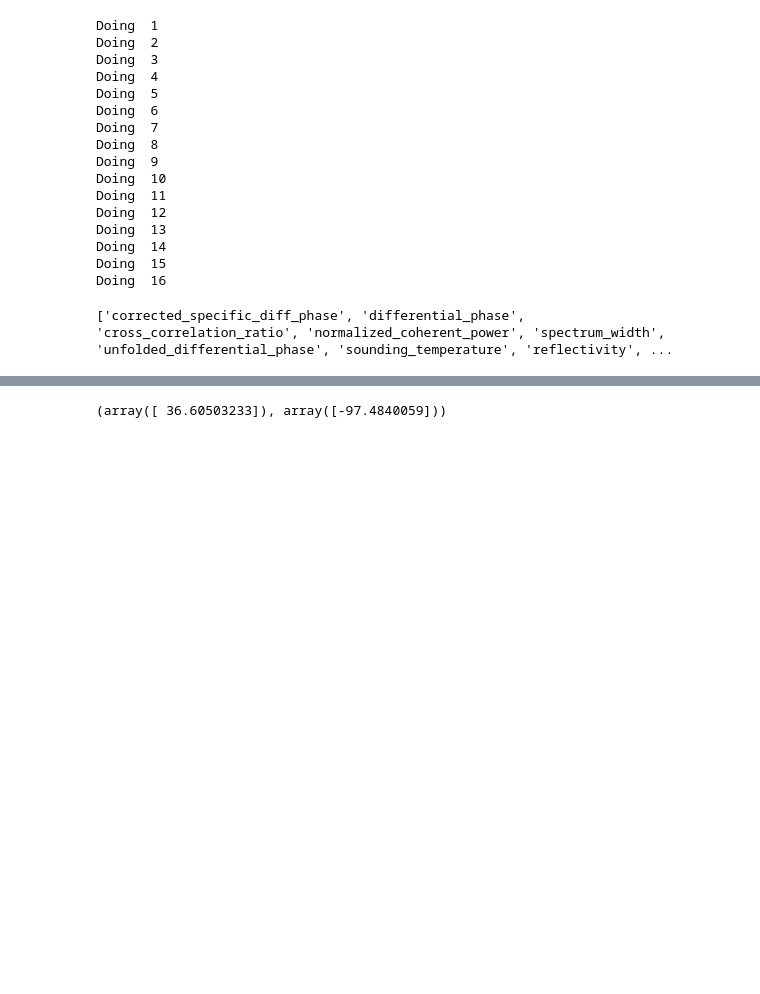
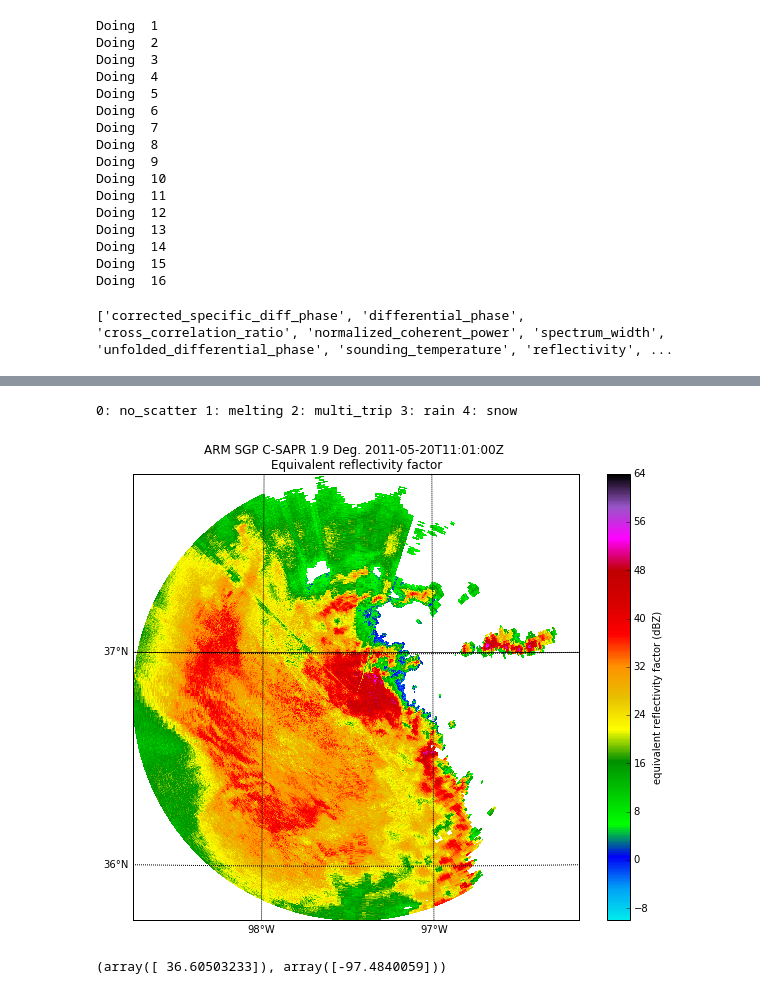
Before and after one commit to scollis/AGU_2016, a Jupyter notebook: notebooks/Processing a file-2.7.ipynb, the cells around one changed output, grey strips where cells are left out. Saved outputs shown, nothing was run; the diff lists cells and outputs as text; code cells hidden in the pictures; blank space fills up the shorter version.

```diff
--- a/notebooks/Processing a file-2.7.ipynb
+++ b/notebooks/Processing a file-2.7.ipynb
@@ -185,3 +185,20 @@ csu_kdp_field, csu_filt_dp, csu_kdp_sd = radar_codes.return_csu_kdp(radar)
 radar.add_field('bringi_differential_phase', csu_filt_dp, replace_existing = True)
 radar.add_field('bringi_specific_diff_phase', csu_kdp_field, replace_existing = True)
 radar.add_field('bringi_specific_diff_phase_sd', csu_kdp_sd, replace_existing = True)
+# %%
+print(radar.fields['gate_id']['notes'])
+rain_and_snow = pyart.correct.GateFilter(radar)
+rain_and_snow.exclude_all()
+rain_and_snow.include_equal('gate_id', 1)
+rain_and_snow.include_equal('gate_id', 3)
+rain_and_snow.include_equal('gate_id', 4)
+
+display = pyart.graph.RadarMapDisplay(radar)
+fig = plt.figure(figsize = [10,8])
+display.plot_ppi_map('reflectivity', sweep = 2, resolution = 'l',
+                    vmin = -10, vmax = 64, mask_outside = False,
+                    cmap = pyart.graph.cm.NWSRef,
+                    gatefilter = rain_and_snow)
+# %% [output]
+0: no_scatter 1: melting 2: multi_trip 3: rain 4: snow
+[figure, added]
```
Also changed, not shown: parts of 6 cells of this notebook.
